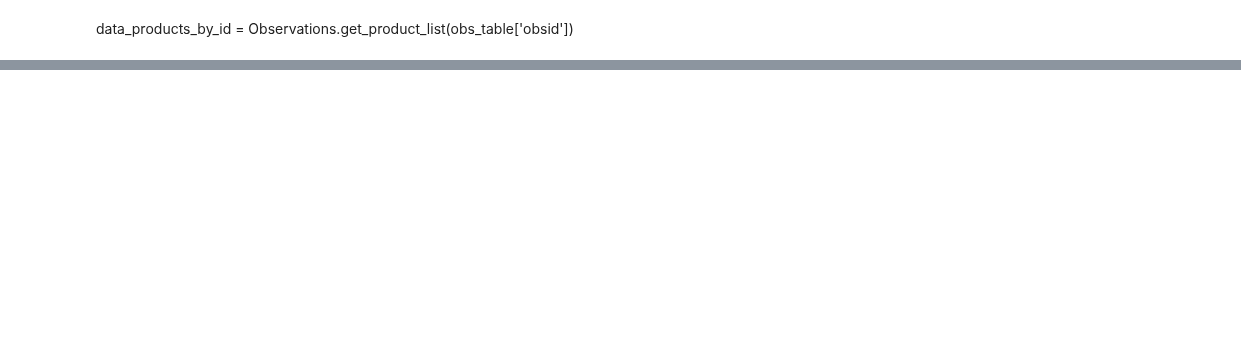
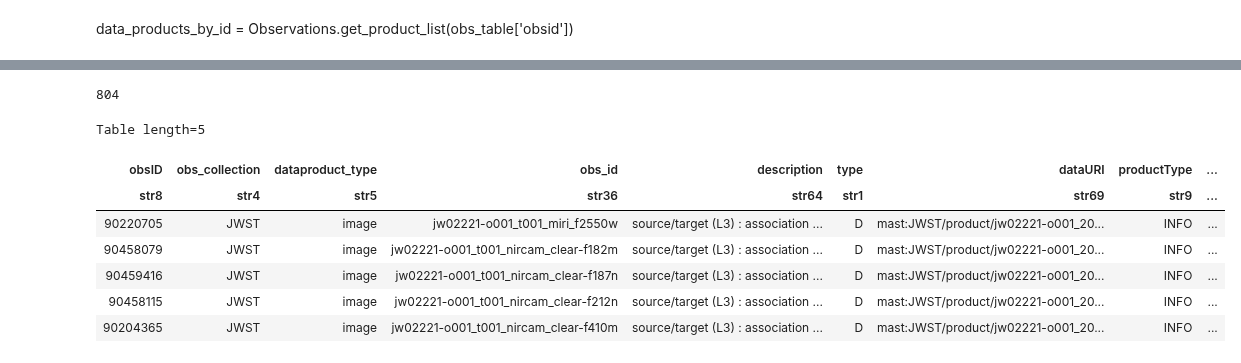
Before and after one commit to keflavich/brick-jwst-2221, a Jupyter notebook: notebooks/DataDownload_BrickJWST.ipynb, the cells around one changed output, grey strips where cells are left out. Saved outputs shown, nothing was run; the diff lists cells and outputs as text; code cells hidden in the pictures; blank space fills up the shorter version.

```diff
--- a/notebooks/DataDownload_BrickJWST.ipynb
+++ b/notebooks/DataDownload_BrickJWST.ipynb
@@ -37 +81,16 @@ Observations.login(api_token)
+# %%
+products_asn = Observations.filter_products(data_products_by_obs,
+                                            extension="json")
+print(len(products_asn))
+products_asn[:5]
+# %% [output]
+804
+Table length=5
+| obsID | obs_collection | dataproduct_type | obs_id | description | type | dataURI | productType | ... |
+| str8 | str4 | str5 | str36 | str64 | str1 | str69 | str9 | ... |
+| 90220705 | JWST | image | jw02221-o001_t001_miri_f2550w | source/target (L3) : association ... | D | mast:JWST/product/jw02221-o001_20... | INFO | ... |
+| 90458079 | JWST | image | jw02221-o001_t001_nircam_clear-f182m | source/target (L3) : association ... | D | mast:JWST/product/jw02221-o001_20... | INFO | ... |
+| 90459416 | JWST | image | jw02221-o001_t001_nircam_clear-f187n | source/target (L3) : association ... | D | mast:JWST/product/jw02221-o001_20... | INFO | ... |
+| 90458115 | JWST | image | jw02221-o001_t001_nircam_clear-f212n | source/target (L3) : association ... | D | mast:JWST/product/jw02221-o001_20... | INFO | ... |
+| 90204365 | JWST | image | jw02221-o001_t001_nircam_clear-f410m | source/target (L3) : association ... | D | mast:JWST/product/jw02221-o001_20... | INFO | ... |
 # %%
```
Also changed, not shown: parts of 12 cells of this notebook, 2 other files.
